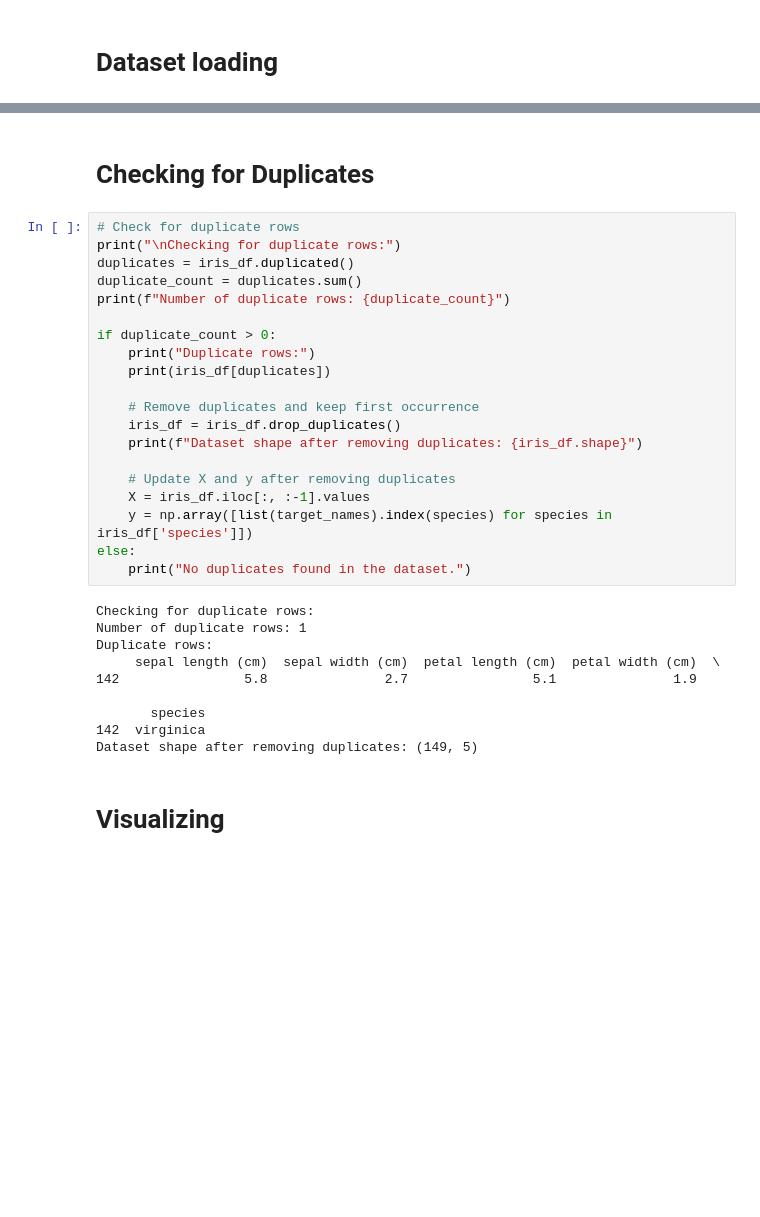
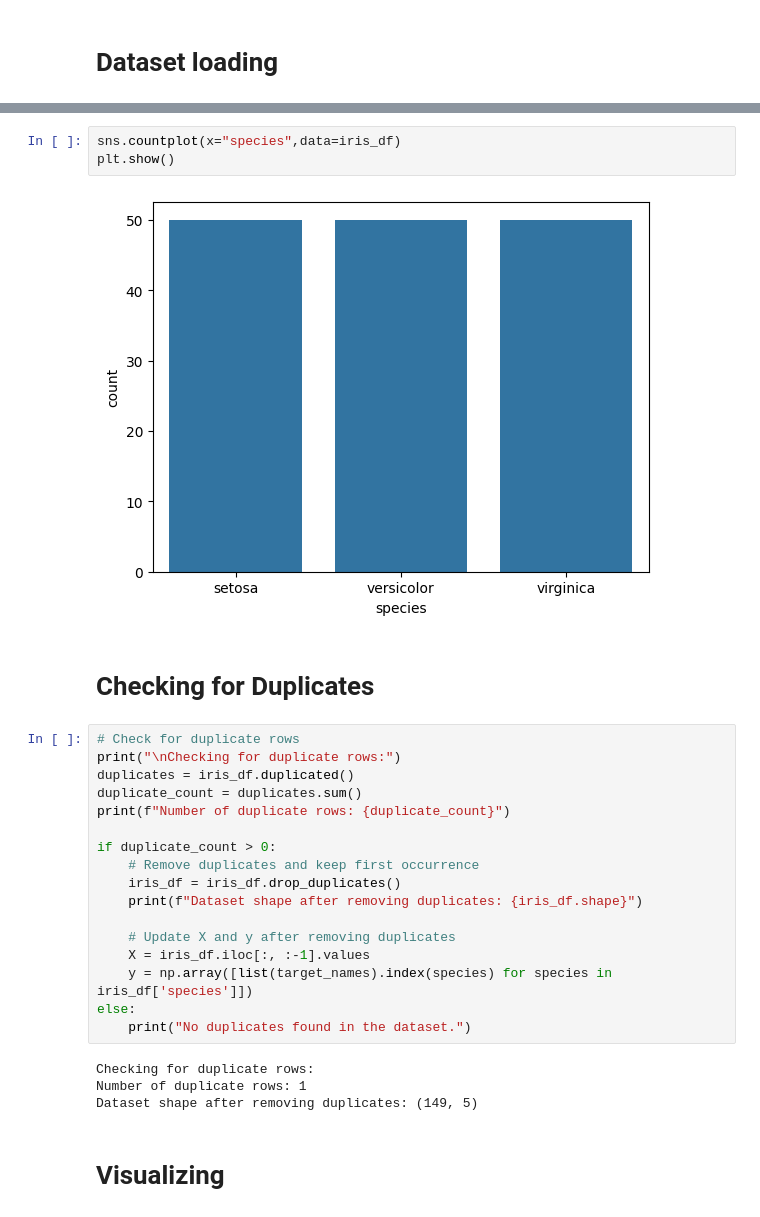
Before and after one commit to kalhara-peiris/iris_dataset, a Jupyter notebook: iris.ipynb, the cells around one changed output, grey strips where cells are left out. Cells and saved outputs as stored; diff of their text form; blank space fills up the shorter version.

```diff
--- a/iris.ipynb
+++ b/iris.ipynb
@@ -63,3 +72,8 @@ dtype: int64
+# %%
+sns.countplot(x="species",data=iris_df)
+plt.show()
+# %% [output]
+[figure, added]
 # %% [markdown]
 # **Checking for Duplicates**
 # %%
@@ -70,9 +84,6 @@ duplicate_count = duplicates.sum()
 print(f"Number of duplicate rows: {duplicate_count}")
 
 if duplicate_count > 0:
-    print("Duplicate rows:")
-    print(iris_df[duplicates])
-
     # Remove duplicates and keep first occurrence
     iris_df = iris_df.drop_duplicates()
     print(f"Dataset shape after removing duplicates: {iris_df.shape}")
@@ -85,12 +96,6 @@ else:
 # %% [output]
 Checking for duplicate rows:
 Number of duplicate rows: 1
-Duplicate rows:
-     sepal length (cm)  sepal width (cm)  petal length (cm)  petal width (cm)  \
-142                5.8               2.7                5.1               1.9
-
-       species
-142  virginica
 Dataset shape after removing duplicates: (149, 5)
 # %% [markdown]
 # **Visualizing**
```
Also changed, not shown: parts of 12 cells of this notebook.
